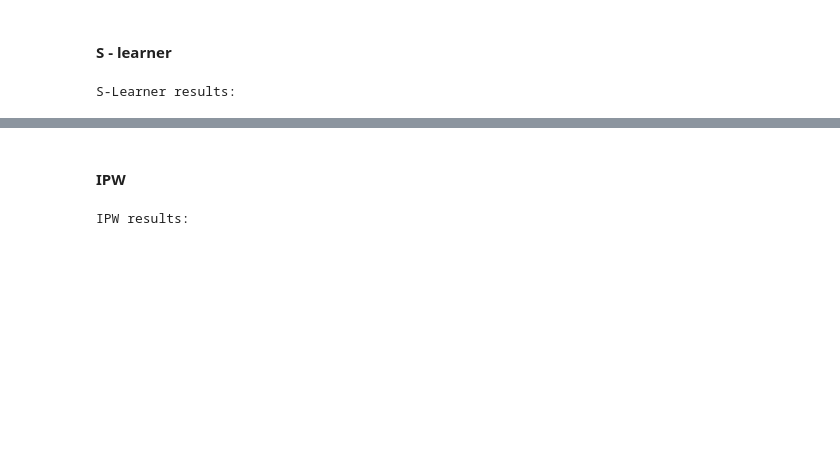
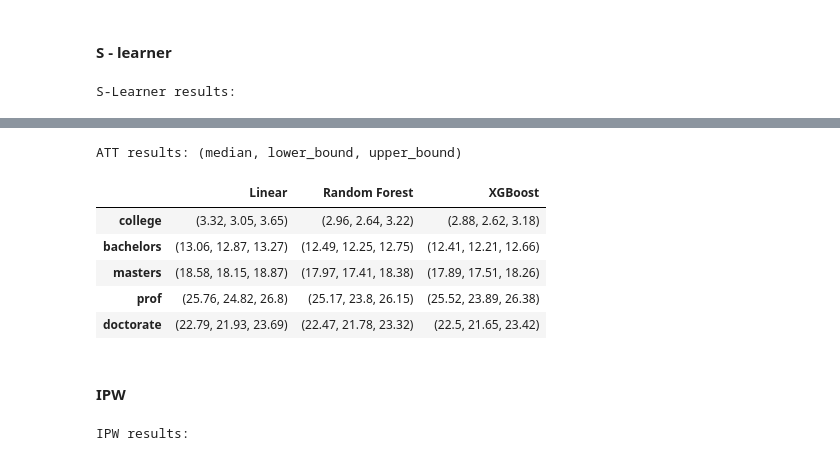
Before and after one commit to yevgm/causal-inf-project-2023, a Jupyter notebook: us_gov_dataset.ipynb, the cells around one changed output, grey strips where cells are left out. Saved outputs shown, nothing was run; the diff lists cells and outputs as text; code cells hidden in the pictures; blank space fills up the shorter version.

```diff
--- a/us_gov_dataset.ipynb
+++ b/us_gov_dataset.ipynb
@@ -304,0 +427,13 @@ ATT results: (median, lower_bound, upper_bound)
+# %%
+print('ATT results: (median, lower_bound, upper_bound)')
+out = pd.DataFrame(att_data_dict)
+out.index = row_names
+out
+# %% [output]
+ATT results: (median, lower_bound, upper_bound)
+|  | Linear | Random Forest | XGBoost |
+| college | (3.32, 3.05, 3.65) | (2.96, 2.64, 3.22) | (2.88, 2.62, 3.18) |
+| bachelors | (13.06, 12.87, 13.27) | (12.49, 12.25, 12.75) | (12.41, 12.21, 12.66) |
+| masters | (18.58, 18.15, 18.87) | (17.97, 17.41, 18.38) | (17.89, 17.51, 18.26) |
+| prof | (25.76, 24.82, 26.8) | (25.17, 23.8, 26.15) | (25.52, 23.89, 26.38) |
+| doctorate | (22.79, 21.93, 23.69) | (22.47, 21.78, 23.32) | (22.5, 21.65, 23.42) |
```
Also changed, not shown: parts of 25 cells of this notebook, 3 other files.
